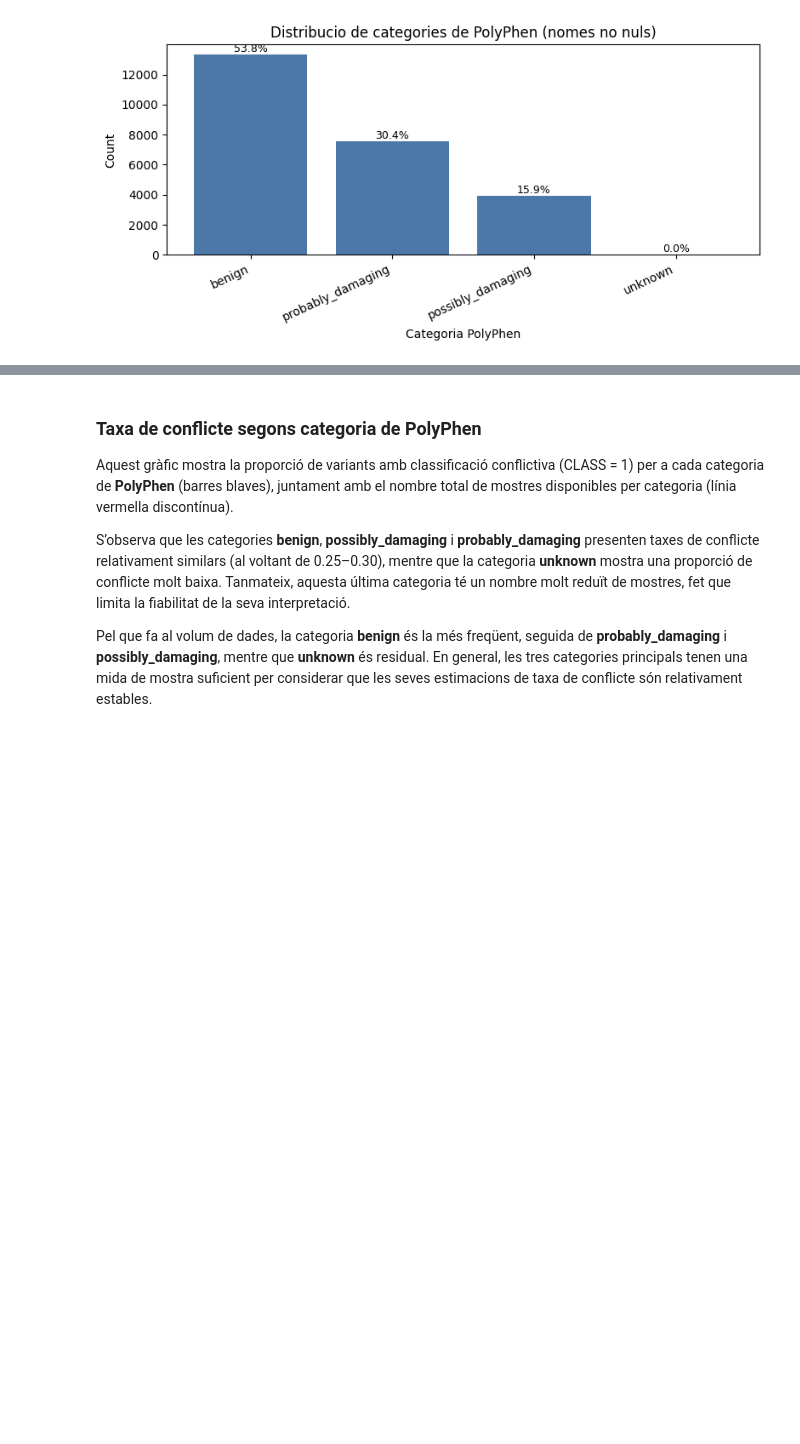
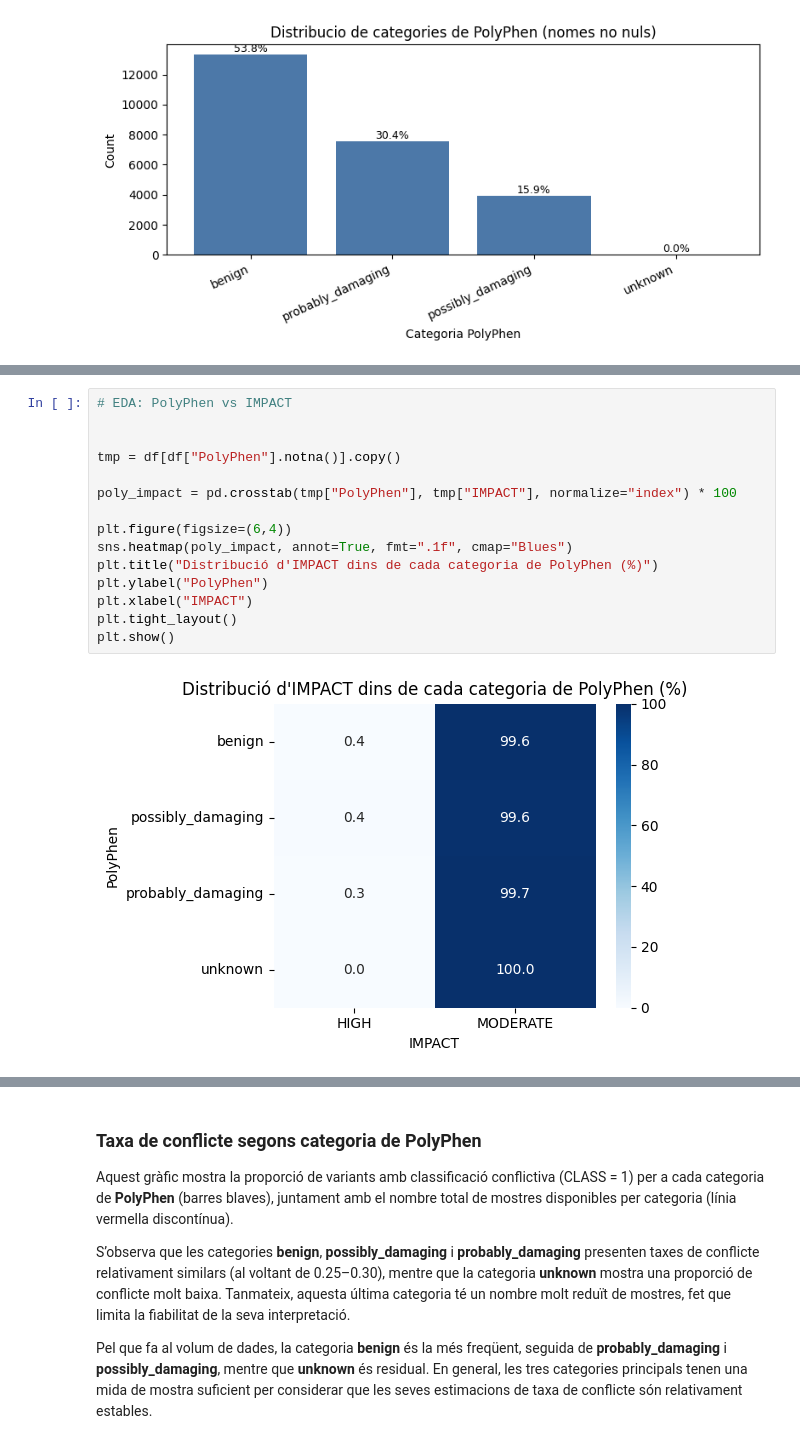
Before and after one commit to eliagarcia/tfg-genetic-variants, a Jupyter notebook: notebooks/PolyPhen.ipynb, the cells around one changed output, grey strips where cells are left out. Cells and saved outputs as stored; diff of their text form; blank space fills up the shorter version.

```diff
--- a/notebooks/PolyPhen.ipynb
+++ b/notebooks/PolyPhen.ipynb
@@ -125,0 +163,17 @@ Percentatge de nuls a PolyPhen: 61.96%
+# %%
+# EDA: PolyPhen vs IMPACT
+
+
+tmp = df[df["PolyPhen"].notna()].copy()
+
+poly_impact = pd.crosstab(tmp["PolyPhen"], tmp["IMPACT"], normalize="index") * 100
+
+plt.figure(figsize=(6,4))
+sns.heatmap(poly_impact, annot=True, fmt=".1f", cmap="Blues")
+plt.title("Distribució d'IMPACT dins de cada categoria de PolyPhen (%)")
+plt.ylabel("PolyPhen")
+plt.xlabel("IMPACT")
+plt.tight_layout()
+plt.show()
+# %% [output]
+[figure, added]
```
Also changed, not shown: parts of 5 cells of this notebook.
